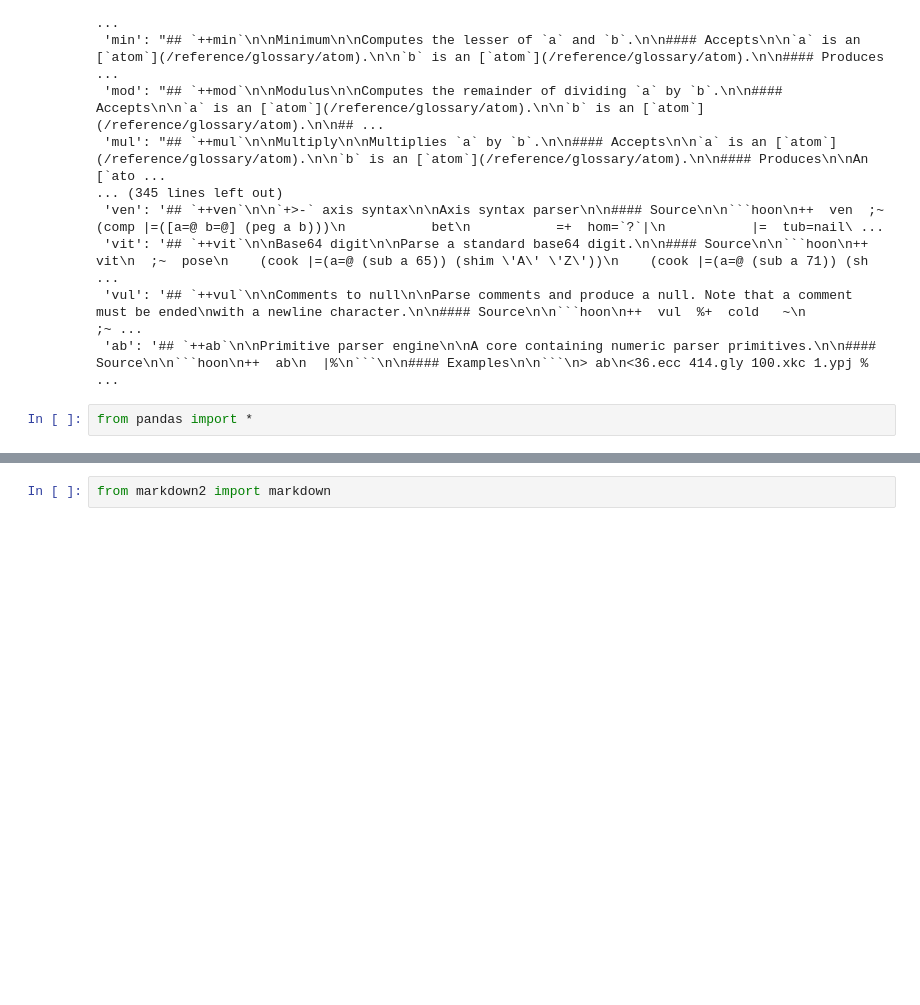
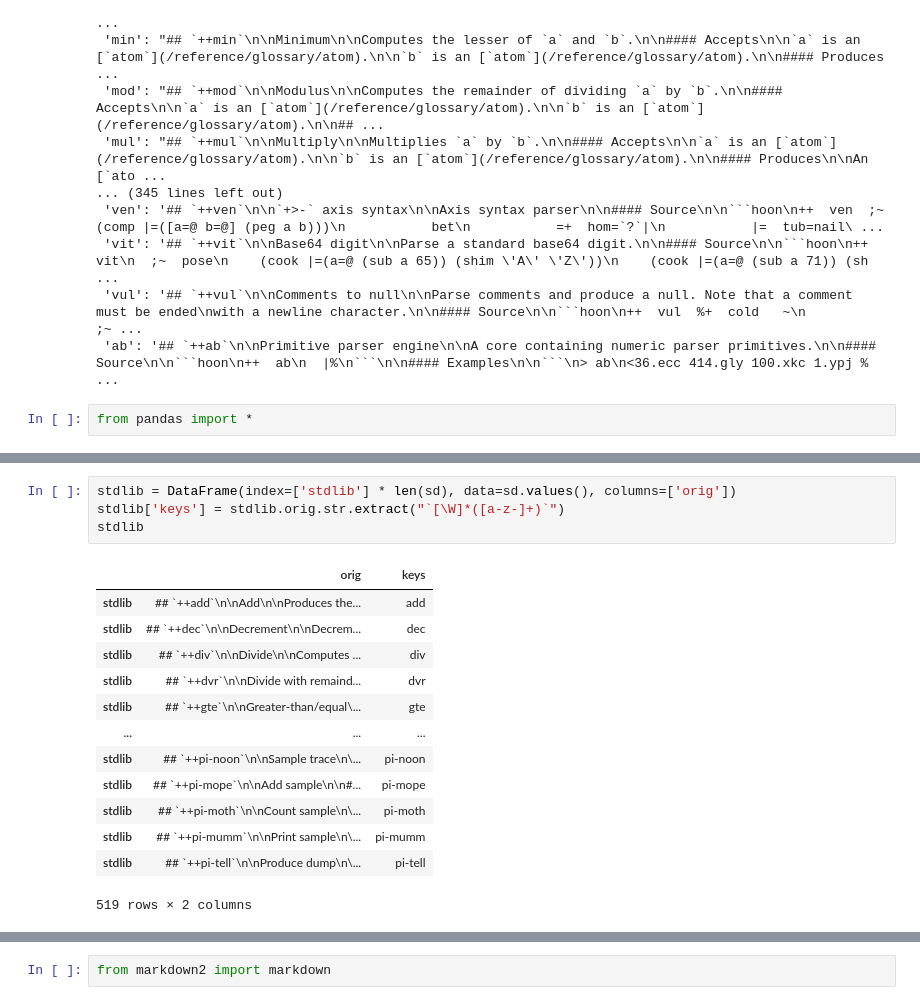
Before and after one commit to dmvianna/vs-code-hoon-dictionary-to-emacs, a Jupyter notebook: hoon-vscode-to-hoon-mode.ipynb, the cells around one changed output, grey strips where cells are left out. Drawn from its saved outputs; the diff is of its cells as text; blank space fills up the shorter version.

```diff
--- a/hoon-vscode-to-hoon-mode.ipynb
+++ b/hoon-vscode-to-hoon-mode.ipynb
@@ -54 +72,19 @@ from pandas import *
+# %%
+stdlib = DataFrame(index=['stdlib'] * len(sd), data=sd.values(), columns=['orig'])
+stdlib['keys'] = stdlib.orig.str.extract("`[\W]*([a-z-]+)`")
+stdlib
+# %% [output]
+|  | orig | keys |
+| stdlib | ## `++add`\n\nAdd\n\nProduces the... | add |
+| stdlib | ## `++dec`\n\nDecrement\n\nDecrem... | dec |
+| stdlib | ## `++div`\n\nDivide\n\nComputes ... | div |
+| stdlib | ## `++dvr`\n\nDivide with remaind... | dvr |
+| stdlib | ## `++gte`\n\nGreater-than/equal\... | gte |
+| ... | ... | ... |
+| stdlib | ## `++pi-noon`\n\nSample trace\n\... | pi-noon |
+| stdlib | ## `++pi-mope`\n\nAdd sample\n\n#... | pi-mope |
+| stdlib | ## `++pi-moth`\n\nCount sample\n\... | pi-moth |
+| stdlib | ## `++pi-mumm`\n\nPrint sample\n\... | pi-mumm |
+| stdlib | ## `++pi-tell`\n\nProduce dump\n\... | pi-tell |
+519 rows × 2 columns
 # %%
```
Also changed, not shown: parts of 6 cells of this notebook, 1 other file.
